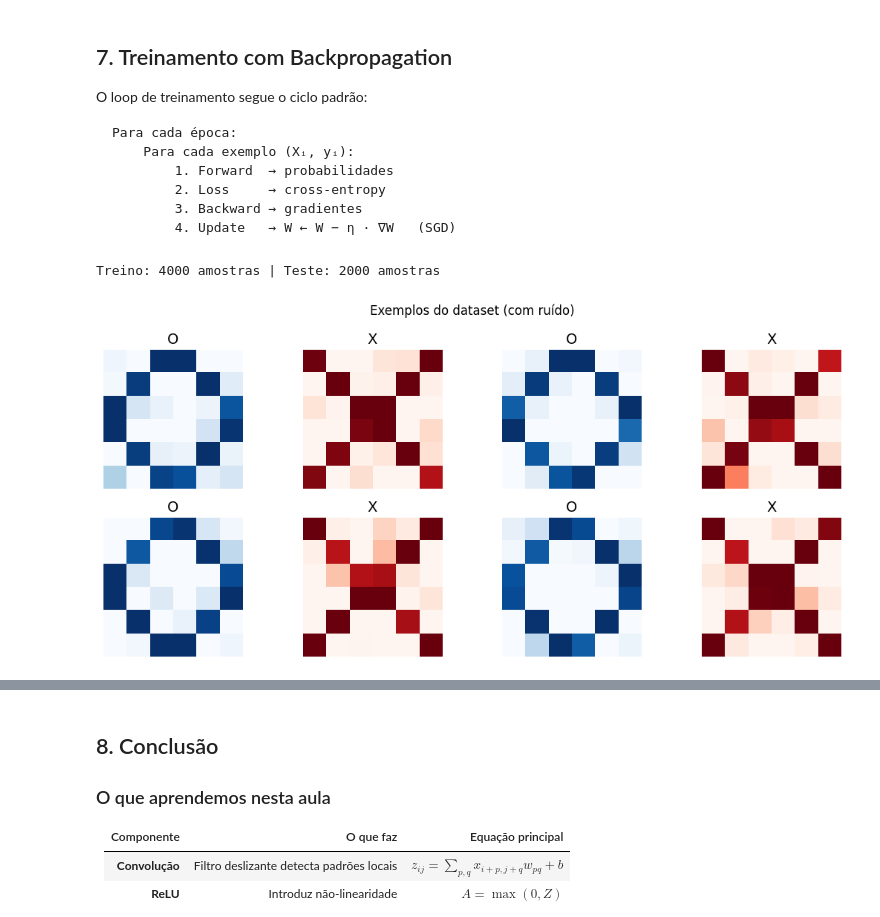
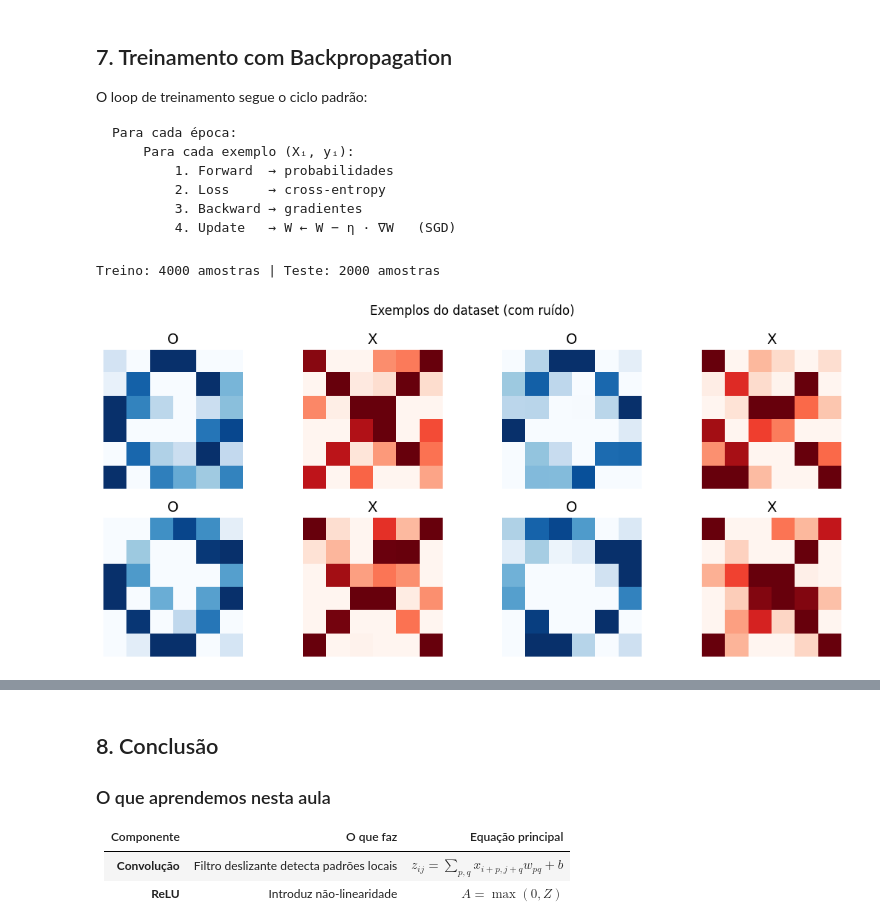
Before and after one commit to JullesMitoura/fiap-materials, a Jupyter notebook: 02_RedesNeurais/aula7_redes_neurais_cnn_1.ipynb, the cells around one changed output, grey strips where cells are left out. Drawn from its saved outputs; the diff is of its cells as text; code cells hidden in the pictures.

````diff
--- a/02_RedesNeurais/aula7_redes_neurais_cnn_1.ipynb
+++ b/02_RedesNeurais/aula7_redes_neurais_cnn_1.ipynb
@@ -406,34 +406,34 @@ Para cada época:
 ```
 # %%
 # Geração de dados com ruído gaussiano
-def gerar_dataset(n=100, ruido=0.15, seed=42):
+def gerar_dataset(n=100, ruido=0.6, seed=42):
     rng = np.random.default_rng(seed)
     X_data, y_data = [], []
     for _ in range(n):
         X_data.append(np.clip(O_base + rng.normal(0, ruido, O_base.shape), 0, 1))
         y_data.append(0)
         X_data.append(np.clip(X_base + rng.normal(0, ruido, X_base.shape), 0, 1))
         y_data.append(1)
     return np.array(X_data), np.array(y_data)
 
 
 X_train, y_train = gerar_dataset(n=2000, seed=42)
 X_test,  y_test  = gerar_dataset(n=1000, seed=99)
 
 print(f'Treino: {X_train.shape[0]} amostras | Teste: {X_test.shape[0]} amostras')
 
 # Visualizar alguns exemplos
 fig, axes = plt.subplots(2, 4, figsize=(11, 5))
 for k, ax in enumerate(axes.flat):
     ax.imshow(X_train[k], cmap='Blues' if y_train[k] == 0 else 'Reds', vmin=0, vmax=1)
     ax.set_title('O' if y_train[k] == 0 else 'X', fontsize=14)
     ax.axis('off')
 plt.suptitle('Exemplos do dataset (com ruído)', fontsize=12)
 plt.tight_layout()
 plt.show()
 # %% [output]
 Treino: 4000 amostras | Teste: 2000 amostras
-[figure, old version]
+[figure, new version]
 # %%
 # Inicialização dos pesos
 rng = np.random.default_rng(0)
````
Also changed, not shown: parts of 2 cells of this notebook, 5 other files.
